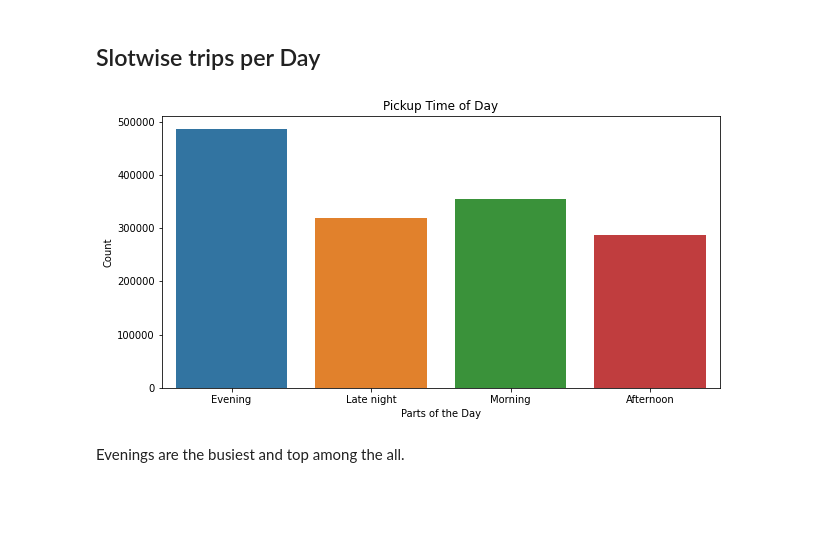
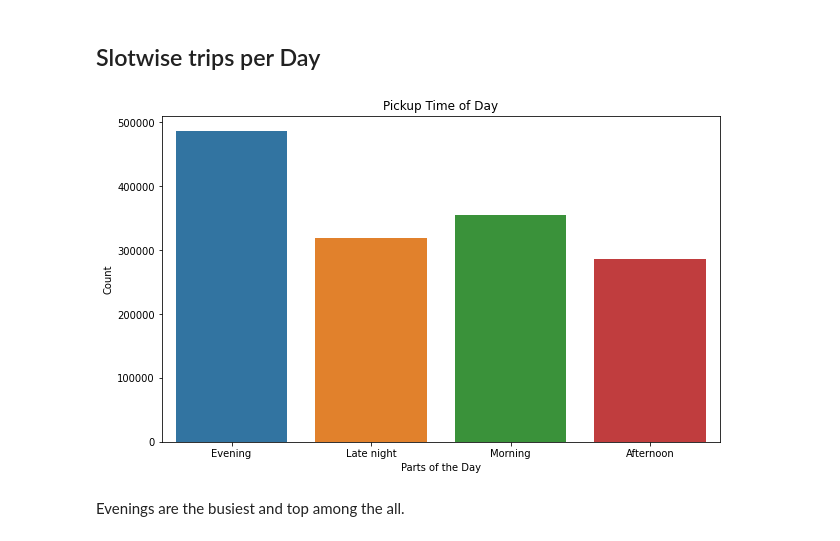
Before and after one commit to bysubanji/Nyc_taxi_ride_duration_prediction, a Jupyter notebook: NYC_Taxi_trip_time_Prediction_Bhaskarsubanji.ipynb, the cells around one changed output. Saved outputs shown, nothing was run; the diff lists cells and outputs as text; code cells hidden in the pictures; blank space fills up the shorter version.

```diff
--- a/NYC_Taxi_trip_time_Prediction_Bhaskarsubanji.ipynb
+++ b/NYC_Taxi_trip_time_Prediction_Bhaskarsubanji.ipynb
@@ -373,14 +374,14 @@ As per above observations, it is to be noted that highest amount of trips were t
 ## Slotwise trips per Day
 # %%
 # Trips per time_slots
-plt.figure(figsize = (10,5))
+plt.figure(figsize = (10,6))
 sns.countplot(x="PickupTime_of_day", data=data)
 plt.title('Pickup Time of Day')
 plt.xlabel('Parts of the Day')
 plt.ylabel('Count')
 plt.show()
 # %% [output]
-[figure, old version]
+[figure, new version]
 # %% [markdown]
 Evenings are the busiest and top among  the all.
 # %% [markdown]
```
Also changed, not shown: parts of 111 cells of this notebook.
